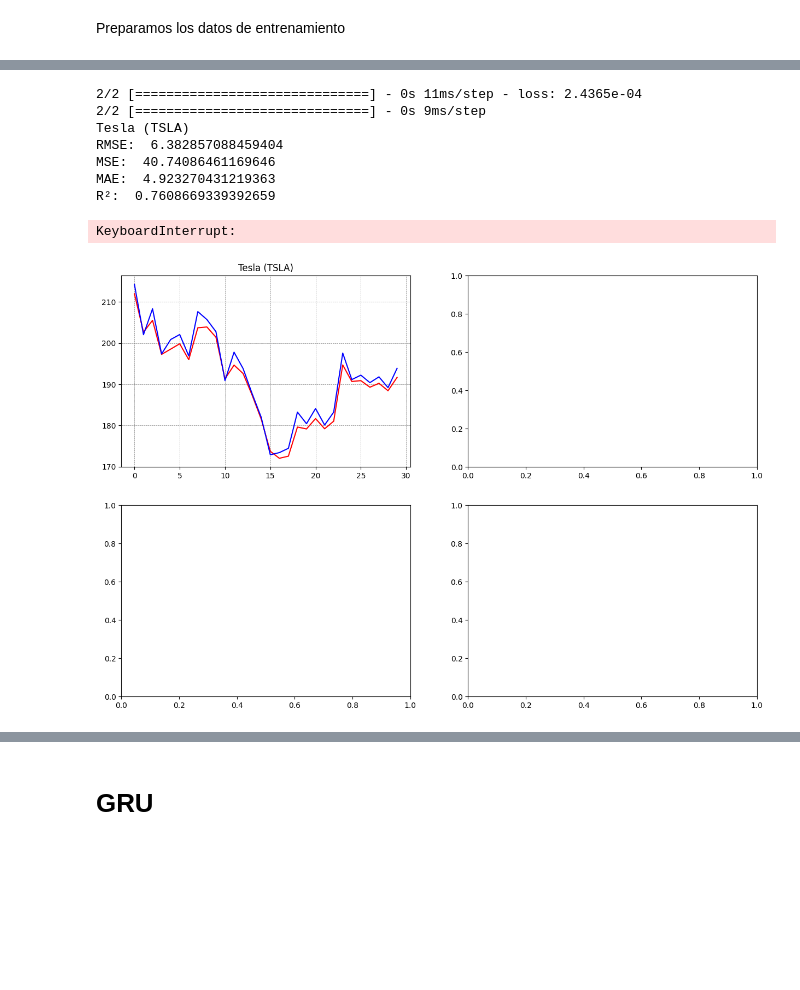
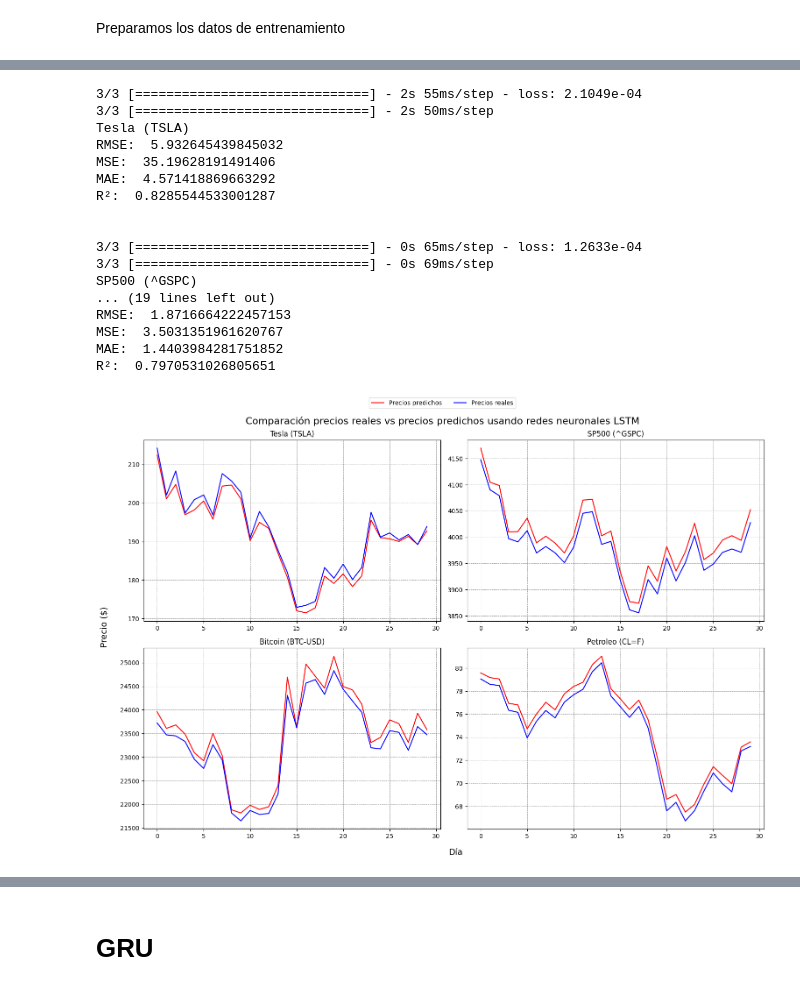
Before and after one commit to samuelvaler/TFM-PRICE-PREDICTION, a Jupyter notebook: Predicciones_2023/TFM_2010_2023.ipynb, the cells around one changed output, grey strips where cells are left out. Drawn from its saved outputs; the diff is of its cells as text; code cells hidden in the pictures; blank space fills up the shorter version.

```diff
--- a/Predicciones_2023/TFM_2010_2023.ipynb
+++ b/Predicciones_2023/TFM_2010_2023.ipynb
@@ -30,7 +30,7 @@ Definimos las fechas de inicio y fin de train y test
 fecha_inicio_train = '2010-01-01'
 fecha_fin_train = '2023-01-01'
 fecha_inicio_test = '2023-01-02'
-fecha_fin_test = '2023-05-01'
+fecha_fin_test = '2023-06-01'
 # %% [markdown]
 Obtenemos los datos de train
 # %%
@@ -632,7 +631,9 @@ y_petroleo_t, x_petroleo_t = create_time_series_dataset(datos_petroleo_test, pas
 # %%
 def create_lstm(units, activation):
     model = Sequential()
-    model.add(LSTM(units=units, activation=activation, input_shape=(None, 1), return_sequences=False))
+    model.add(LSTM(units=units, activation=activation, input_shape=(None, 1), return_sequences=True))
+    model.add(LSTM(units=units, activation=activation, return_sequences=True))
+    model.add(LSTM(units=units, activation=activation, return_sequences=False))
     model.add(Dense(units=1))
     model.compile(optimizer='adam', loss='mean_squared_error')
     return model
@@ -644,7 +645,7 @@ lstm_bitcoin = KerasRegressor(build_fn=create_lstm)
 lstm_petroleo = KerasRegressor(build_fn=create_lstm)
 
 param_grid = {
-    'units': [4, 8, 16, 32, 64, 128, 256, 512],
+    'units': [6, 12, 24, 36, 64, 128, 256, 512],
     'activation': ['relu', 'sigmoid']
 }
 
@@ -690,5 +691,4 @@ Mejor resultado para Petróleo:  0.9568341246928614
 # %%
-# 30 pasos
 fig, axs = plt.subplots(2, 2, figsize=(15, 10))
 
 lstm_tesla = Sequential()
@@ -719,44 +719,57 @@ save_model(lstm_sp500, 'lstm_sp500.h5')
 
 
 lstm_bitcoin = Sequential()
-lstm_bitcoin.add(LSTM(units = grid_search_bitcoin.best_params_['units'], activation = grid_search_bitcoin.best_params_['activation'], input_shape = (None, 1), return_sequences=False))
+lstm_bitcoin.add(LSTM(units = grid_search_bitcoin.best_params_['units'], activation = grid_search_bitcoin.best_params_['activation'], input_shape = (None, 1), return_sequences=True))
+lstm_bitcoin.add(LSTM(units = grid_search_bitcoin.best_params_['units'], activation = grid_search_bitcoin.best_params_['activation'], return_sequences=True))
+lstm_bitcoin.add(LSTM(units = grid_search_bitcoin.best_params_['units'], activation = grid_search_bitcoin.best_params_['activation'], return_sequences=False))
 lstm_bitcoin.add(Dense(units = 1))
 lstm_bitcoin.compile(optimizer='adam', loss='mean_squared_error')
 history = lstm_bitcoin.fit(x_train_bitcoin, y_train_bitcoin, epochs=200, batch_size=32, verbose = False)
 score = lstm_bitcoin.evaluate(x_bitcoin_t, y_bitcoin_t, batch_size=32)
 y_pred_bitcoin_t = lstm_bitcoin.predict(x_bitcoin_t)
 evaluate_model(y_pred_bitcoin_t, y_bitcoin_t, "Bitcoin (BTC-USD)", axs[1, 0], scaler_bitcoin)
 save_model(lstm_bitcoin, 'lstm_bitcoin.h5')
 
 
 lstm_petroleo = Sequential()
-lstm_petroleo.add(LSTM(units = grid_search_petroleo.best_params_['units'], activation = grid_search_petroleo.best_params_['activation'], input_shape = (None, 1), return_sequences=False))
+lstm_petroleo.add(LSTM(units = grid_search_petroleo.best_params_['units'], activation = grid_search_petroleo.best_params_['activation'], input_shape = (None, 1), return_sequences=True))
+lstm_petroleo.add(LSTM(units = grid_search_petroleo.best_params_['units'], activation = grid_search_petroleo.best_params_['activation'], return_sequences=True))
+lstm_petroleo.add(LSTM(units = grid_search_petroleo.best_params_['units'], activation = grid_search_petroleo.best_params_['activation'], return_sequences=False))
 lstm_petroleo.add(Dense(units = 1))
 lstm_petroleo.compile(optimizer='adam', loss='mean_squared_error')
 history = lstm_petroleo.fit(x_train_petroleo, y_train_petroleo, epochs=200, batch_size=32, verbose = False)
 score = lstm_petroleo.evaluate(x_petroleo_t, y_petroleo_t, batch_size=32)
 y_pred_petroleo_t = lstm_petroleo.predict(x_petroleo_t)
 evaluate_model(y_pred_petroleo_t, y_petroleo_t, "Petroleo (CL=F)", axs[1, 1], scaler_petroleo)
 save_model(lstm_petroleo, 'lstm_petroleo.h5')
 
 
 fig.text(0.52, -0.02, 'Día', ha='center', fontsize=14)
 fig.text(-0.02, 0.5, 'Precio ($)', va='center', rotation='vertical', fontsize=14)
 fig.suptitle('Comparación precios reales vs precios predichos usando redes neuronales LSTM', fontsize=16)
 fig.legend(['Precios predichos', 'Precios reales'], loc='upper center', bbox_to_anchor=(0.5, 1.03), ncol=4)  # añade leyenda general para todo el gráfico
 
 plt.tight_layout()
 plt.show()
 # %% [output]
-2/2 [==============================] - 0s 11ms/step - loss: 2.4365e-04
-2/2 [==============================] - 0s 9ms/step
+3/3 [==============================] - 2s 55ms/step - loss: 2.1049e-04
+3/3 [==============================] - 2s 50ms/step
 Tesla (TSLA)
-RMSE:  6.382857088459404
-MSE:  40.74086461169646
-MAE:  4.923270431219363
-R²:  0.7608669339392659
+RMSE:  5.932645439845032
+MSE:  35.19628191491406
+MAE:  4.571418869663292
+R²:  0.8285544533001287
+
+
+3/3 [==============================] - 0s 65ms/step - loss: 1.2633e-04
+3/3 [==============================] - 0s 69ms/step
+SP500 (^GSPC)
+... (19 lines left out)
+RMSE:  1.8716664222457153
+MSE:  3.5031351961620767
+MAE:  1.4403984281751852
+R²:  0.7970531026805651
-KeyboardInterrupt:
-[figure, old version]
+[figure, new version]
 # %%
 dias = 15
 
```
Also changed, not shown: parts of 19 cells of this notebook.
